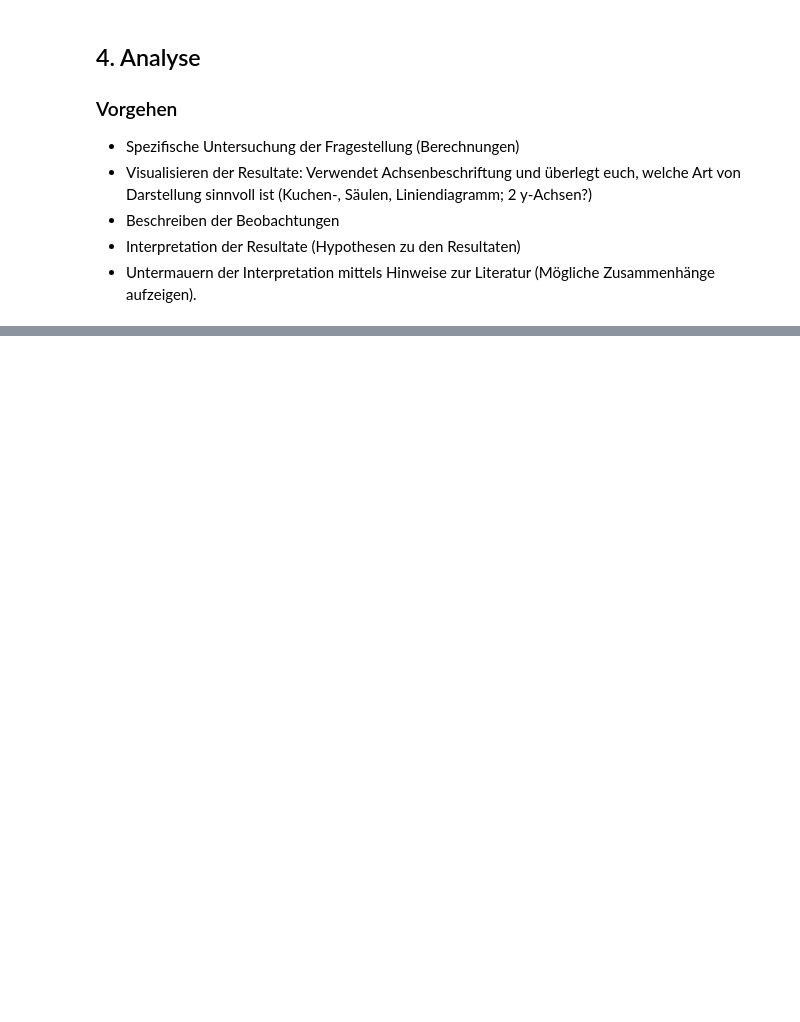
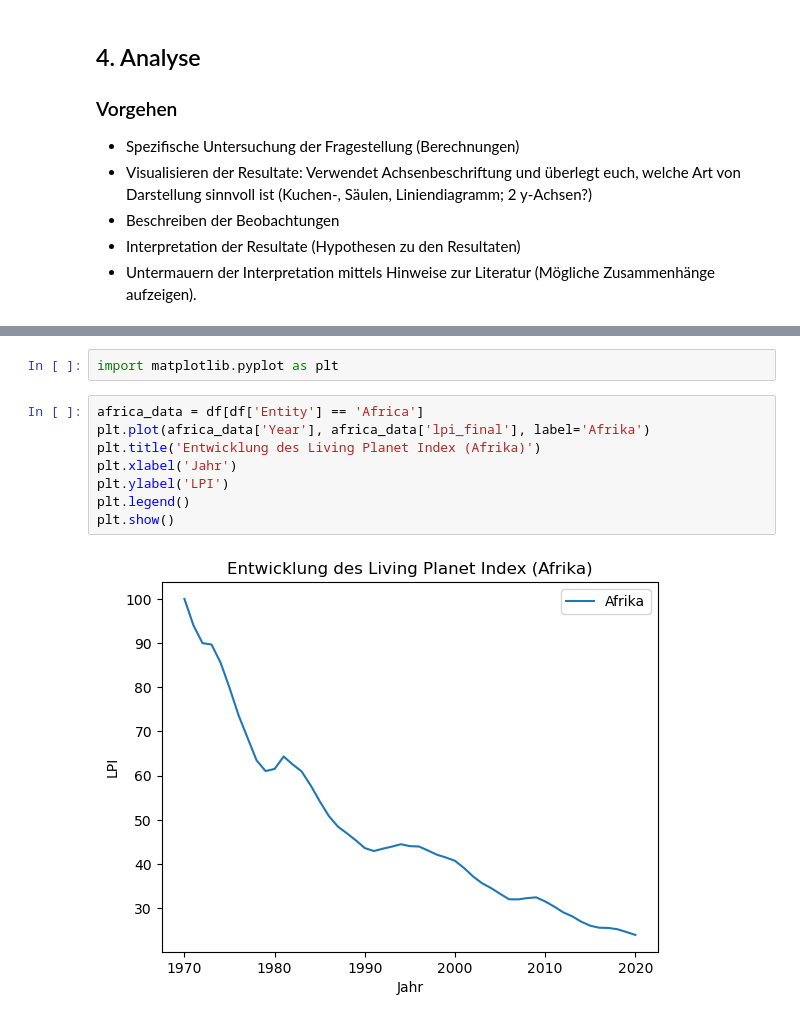
Before and after one commit to WandaSchneid/Leistungsnachweis-2-Informatik, a Jupyter notebook: Grundgerüst_Leistungsnachweis.ipynb, the cells around one changed output, grey strips where cells are left out. Drawn from its saved outputs; the diff is of its cells as text; blank space fills up the shorter version.

```diff
--- a/Grundgerüst_Leistungsnachweis.ipynb
+++ b/Grundgerüst_Leistungsnachweis.ipynb
@@ -172,0 +294,12 @@ df.to_csv('cleaned_living_planet_index.csv', index=False)
+# %%
+import matplotlib.pyplot as plt
+# %%
+africa_data = df[df['Entity'] == 'Africa']
+plt.plot(africa_data['Year'], africa_data['lpi_final'], label='Afrika')
+plt.title('Entwicklung des Living Planet Index (Afrika)')
+plt.xlabel('Jahr')
+plt.ylabel('LPI')
+plt.legend()
+plt.show()
+# %% [output]
+[figure, added]
```
Also changed, not shown: parts of 19 cells of this notebook.
